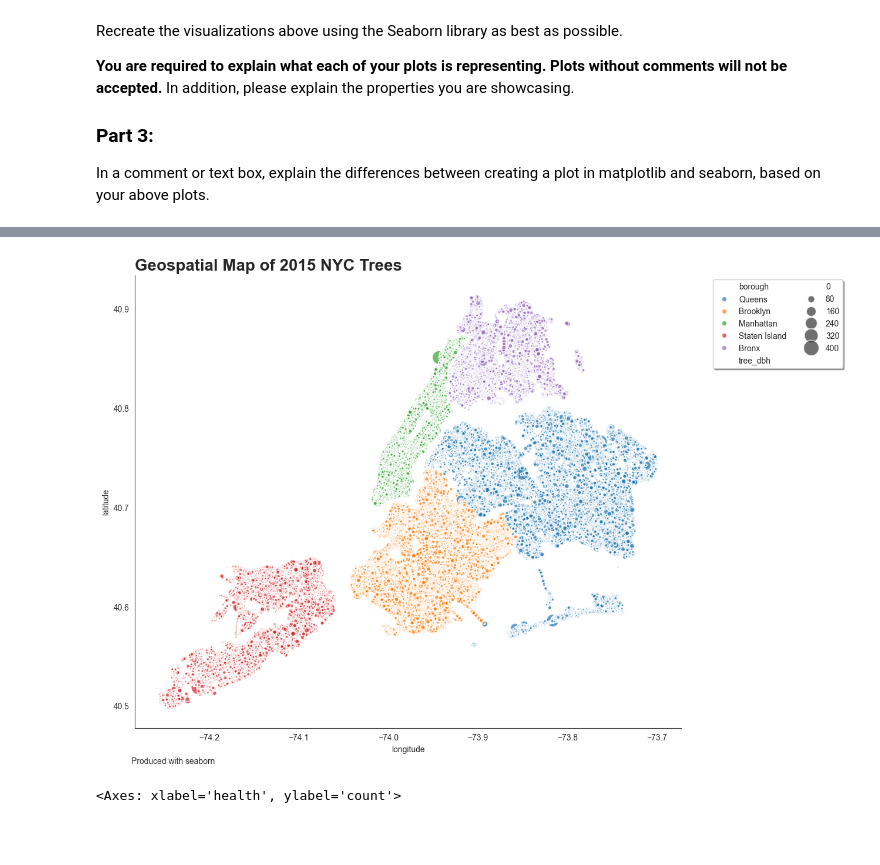
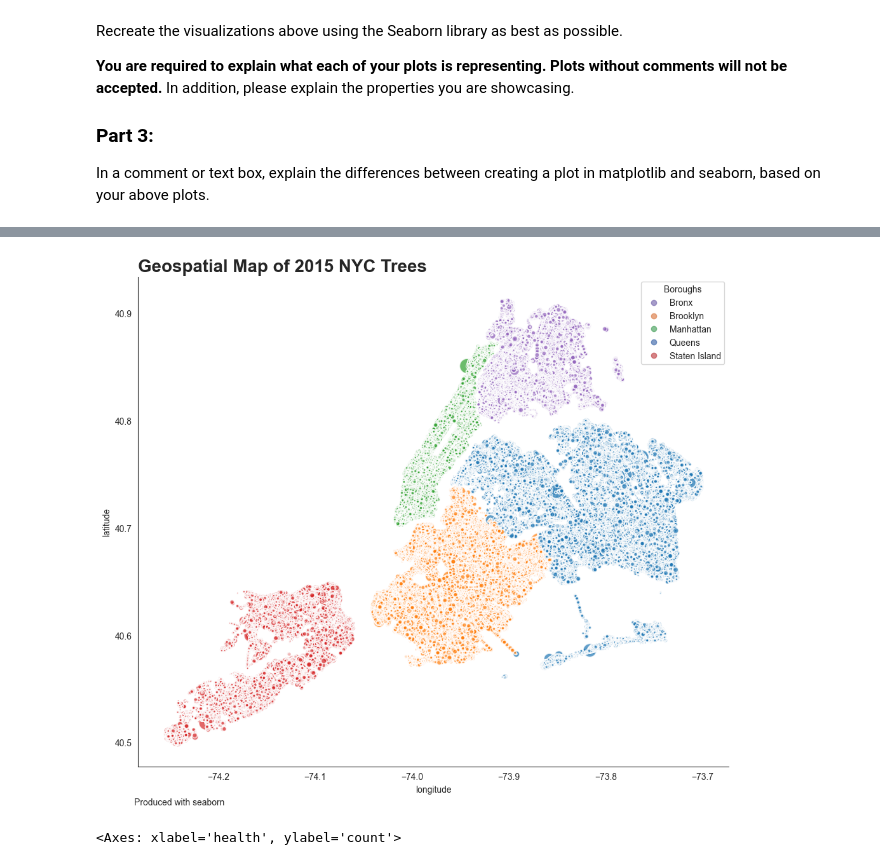
Before and after one commit to kevinhav/data602_assign_8, a Jupyter notebook: 08_assignment.ipynb, the cells around one changed output, grey strips where cells are left out. Cells and saved outputs as stored; diff of their text form; code cells hidden in the pictures; blank space fills up the shorter version.

```diff
--- a/08_assignment.ipynb
+++ b/08_assignment.ipynb
@@ -231,4 +228,7 @@ ax.scatter(df['carat'], df['price'], c=df['color'].map(colors))
 # %%
+from matplotlib.colors import ListedColormap
+
+# Define custom colors
 colors = {
     "Queens": "#4C72B0",
     "Brooklyn": "#DD8452",
@@ -237,23 +237,46 @@ colors = {
     "Bronx": "#8172B3",
 }
 
-plt.subplots(figsize=(12, 10))
-plt.scatter(
+# Get unique boroughs and make sure they're in a consistent order
+unique_boroughs = sorted(df["borough"].unique())
+
+# Create color list in the same order as unique_boroughs
+color_list = [colors[borough] for borough in unique_boroughs]
+
+# Create a custom colormap
+custom_cmap = ListedColormap(color_list)
+
+plt.figure(figsize=(12, 10))
+
+# Create categorical codes for boroughs (0, 1, 2, etc.)
+borough_codes = df["borough"].map({b: i for i, b in enumerate(unique_boroughs)})
+
+# Plot using the numerical codes and custom colormap
+scatter = plt.scatter(
     df["longitude"],
     y=df["latitude"],
     alpha=0.7,
     marker="o",
     edgecolors="white",
     s=df["tree_dbh"],
-    c=df["borough"].map(colors),
+    c=borough_codes,
+    cmap=custom_cmap,
 )
+
+# Create legend with the correct labels
+plt.legend(
+    handles=scatter.legend_elements()[0],
+    labels=unique_boroughs,
+    loc="best",
+    title="Boroughs",
+)
+
 plt.gca().spines["top"].set_visible(False)
 plt.gca().spines["right"].set_visible(False)
 plt.xlabel("Longitude")
 plt.ylabel("Latitude")
 plt.title("Geospatial Map of 2015 NYC Trees", loc="left", weight="bold", size="20")
 plt.figtext(0.12, 0.05, "Produced with matplotlib", horizontalalignment="left")
-plt.legend(list(colors.keys()))
 
 # TODO add legend
 # %% [output]
@@ -262,29 +327,31 @@ plt.legend(list(colors.keys()))
 # %%
 plt.subplots(figsize=(12, 10))
 sns.set_style("white")
 sns.scatterplot(
     df,
     x="longitude",
     y="latitude",
     hue="borough",
     size="tree_dbh",
     sizes=(0, 400),
     alpha=0.7,
     edgecolors="white",
     linewidth=1.2,
 )
 
 plt.title("Geospatial Map of 2015 NYC Trees", loc="left", weight="bold", size="20")
 # plt.xticks([40.4, 40.5, 40.6, 40.7, 40.8, 40.9, 41.0])
 # TODO adjust legend so it fits both
-plt.legend(fontsize="medium")
-plt.gca().legend(
-    loc="upper left", bbox_to_anchor=(1.05, 1), fancybox=True, shadow=True, ncol=2
+plt.legend(
+    handles=scatter.legend_elements()[0],
+    labels=unique_boroughs,
+    loc="best",
+    title="Boroughs",
 )
 plt.figtext(0.12, 0.05, "Produced with seaborn", horizontalalignment="left")
 sns.despine()
 # %% [output]
-[figure, old version]
+[figure, new version]
 # %%
 sns.countplot(df, x="health", hue="status")
 # %% [output]
```
Also changed, not shown: parts of 5 cells of this notebook.
